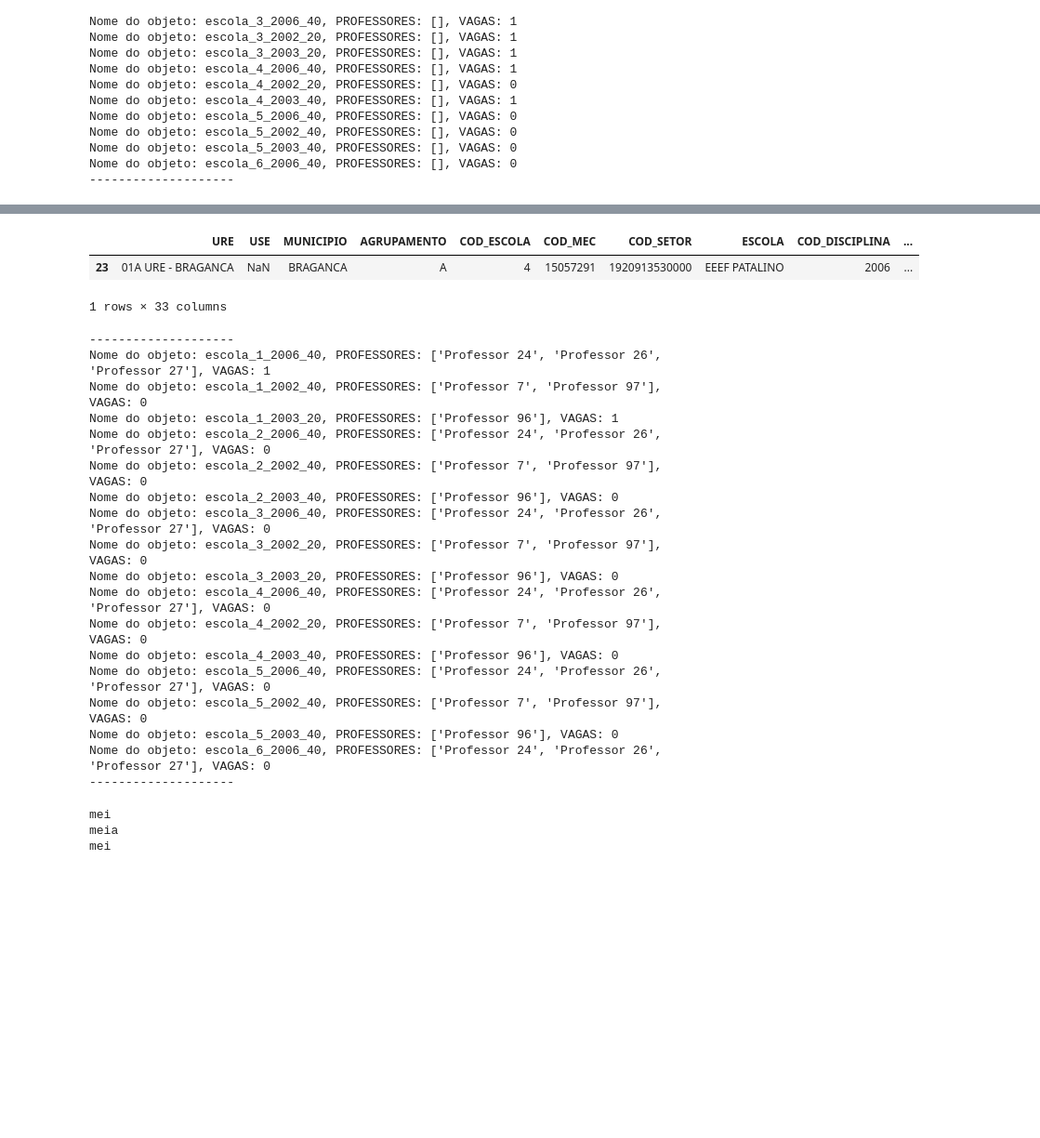
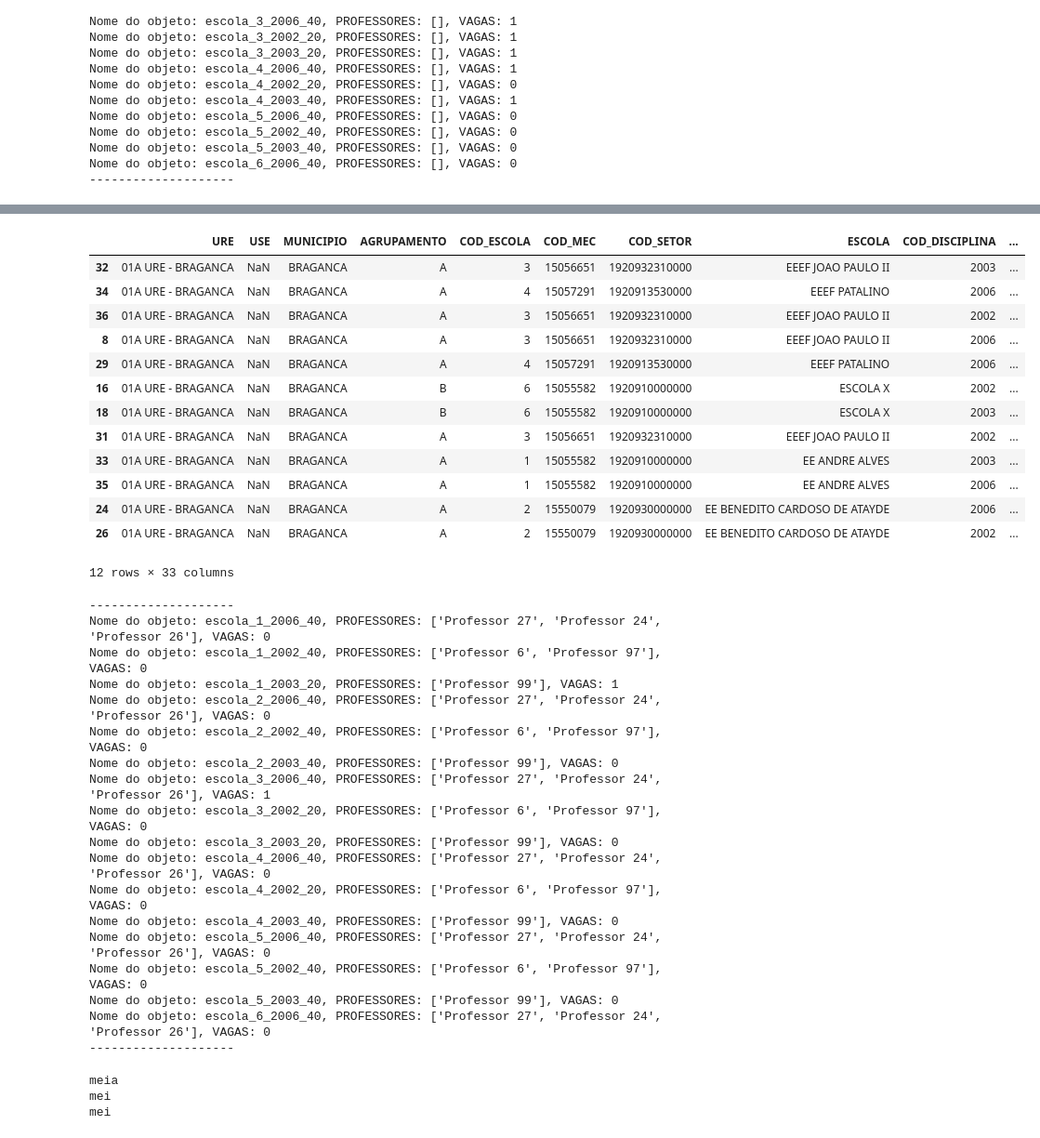
Before and after one commit to LH-Carreira/Algoritmo-lotacao, a Jupyter notebook: 02.ipynb, the cells around one changed output, grey strips where cells are left out. Shown at 93% size. Cells and saved outputs as stored; diff of their text form; code cells hidden in the pictures; blank space fills up the shorter version.

```diff
--- a/02.ipynb
+++ b/02.ipynb
@@ -278,19 +278,19 @@ Nome do objeto: escola_6_2006_40, VAGAS: 1 , CH em aberto 40
 # %%
 base_professores = pd.read_excel('prof.xlsx')
 
-# base_professores = base_professores.sort_values(by=['DATA_EXERCICIO', 'SEGUNDA_HABILITACAO', 'area_conhecimento', 'INTERNO', 'EFETIVO'], ascending=[True, False, False, False, False])
+# base_professores = base_professores.sort_values(by=['DATA_EXERCICIO', 'SEGUNDA_HABILITACAO', 'area_conhecimento', 'EFETIVO'], ascending=[True, False, False, False])
 
-base_professores = base_professores.sort_values(by='DATA_EXERCICIO', ascending=True)
-base_professores = base_professores.sort_values(by='SEGUNDA_HABILITACAO', ascending=False)
-base_professores = base_professores.sort_values(by='area_conhecimento', ascending=False)
-base_professores = base_professores.sort_values(by='EFETIVO', ascending=False)
+# base_professores = base_professores.sort_values(by='DATA_EXERCICIO', ascending=True)
+# base_professores = base_professores.sort_values(by='SEGUNDA_HABILITACAO', ascending=False)
+# base_professores = base_professores.sort_values(by='area_conhecimento', ascending=False)
+# base_professores = base_professores.sort_values(by='EFETIVO', ascending=False)
 
 professores_internos = base_professores[base_professores['INTERNO'] == 'SIM']
 
 professores_internos = professores_internos.sort_values(by=['DATA_EXERCICIO', 'SEGUNDA_HABILITACAO', 'area_conhecimento', 'DT_EXERCICIO_NA_ESCOLA', 'CH_TOTAL', 'EFETIVO'], ascending=[True, False, False, True, False, False])
 
 
-display(professores_internos)
+display(base_professores)
 
 global professores_lotados
 
@@ -568,63 +568,74 @@ Nome do objeto: escola_6_2006_40, PROFESSORES: ['Professor 95', 'Professor 98'],
 # %%
 professores_internos = base_professores[base_professores['INTERNO'] == 'SIM']
 
-display(professores_internos)
+display(base_professores)
 # RODANDO PROFESSORES COM CH DIFERENTE
-for nome_objeto, escola in escolas_dict.items():
+# for nome_objeto, escola in escolas_dict.items():
 
-    for index, professor in professores_internos.iterrows():
-        servidor = professor['SERVIDOR']
+#     for index, professor in professores_internos.iterrows():
+#         servidor = professor['SERVIDOR']
 
-        if (escola.COD_DISCIPLINA == professor['COD_DISCIPLINA']) and (escola.COD_ESCOLA == professor['COD_ESCOLA']) and (escola.AGRUPAMENTO == professor['AGRUPAMENTO']) and (professor['EFETIVO'] == 'SIM'):
+#         if (escola.COD_DISCIPLINA == professor['COD_DISCIPLINA']) and (escola.COD_ESCOLA == professor['COD_ESCOLA']) and (escola.AGRUPAMENTO == professor['AGRUPAMENTO']) and (professor['EFETIVO'] == 'SIM'):
 
-                if servidor not in escola.lista_professores:
-                    escola.lista_professores.append(servidor)
+#                 if servidor not in escola.lista_professores:
+#                     escola.lista_professores.append(servidor)
 
 for nome_objeto, escola in escolas_dict.items():
 
     for index, professor in base_professores.iterrows():
         servidor = professor['SERVIDOR']
 
         if (escola.COD_DISCIPLINA == professor['COD_DISCIPLINA']) and (escola.AGRUPAMENTO == professor['AGRUPAMENTO']) and (professor['EFETIVO'] == 'SIM'):
 
                 if servidor not in escola.lista_professores:
                     escola.lista_professores.append(servidor)
 
 for nome_objeto, escola in escolas_dict.items():
 
     for index, professor in base_professores.iterrows():
         servidor = professor['SERVIDOR']
 
         if (escola.COD_DISCIPLINA == professor['COD_DISCIPLINA']) and (escola.MUNICIPIO == professor['MUNICIPIO']) and (professor['EFETIVO'] == 'SIM'):
 
                 if servidor not in escola.lista_professores:
                     escola.lista_professores.append(servidor)
 
 print('-'*20)
 for objeto_print, escola_print in escolas_dict.items():
     print(f"Nome do objeto: {objeto_print}, PROFESSORES: {escola_print.lista_professores}, VAGAS: {escola_print.VAGAS}")
 print('-'*20)
 # %% [output]
 |  | URE | USE | MUNICIPIO | AGRUPAMENTO | COD_ESCOLA | COD_MEC | COD_SETOR | ESCOLA | COD_DISCIPLINA | ... |
-| 23 | 01A URE - BRAGANCA | NaN | BRAGANCA | A | 4 | 15057291 | 1920913530000 | EEEF PATALINO | 2006 | ... |
+| 32 | 01A URE - BRAGANCA | NaN | BRAGANCA | A | 3 | 15056651 | 1920932310000 | EEEF JOAO PAULO II | 2003 | ... |
+| 34 | 01A URE - BRAGANCA | NaN | BRAGANCA | A | 4 | 15057291 | 1920913530000 | EEEF PATALINO | 2006 | ... |
+| 36 | 01A URE - BRAGANCA | NaN | BRAGANCA | A | 3 | 15056651 | 1920932310000 | EEEF JOAO PAULO II | 2002 | ... |
+| 8 | 01A URE - BRAGANCA | NaN | BRAGANCA | A | 3 | 15056651 | 1920932310000 | EEEF JOAO PAULO II | 2006 | ... |
+| 29 | 01A URE - BRAGANCA | NaN | BRAGANCA | A | 4 | 15057291 | 1920913530000 | EEEF PATALINO | 2006 | ... |
+| 16 | 01A URE - BRAGANCA | NaN | BRAGANCA | B | 6 | 15055582 | 1920910000000 | ESCOLA X | 2002 | ... |
+| 18 | 01A URE - BRAGANCA | NaN | BRAGANCA | B | 6 | 15055582 | 1920910000000 | ESCOLA X | 2003 | ... |
+| 31 | 01A URE - BRAGANCA | NaN | BRAGANCA | A | 3 | 15056651 | 1920932310000 | EEEF JOAO PAULO II | 2002 | ... |
+| 33 | 01A URE - BRAGANCA | NaN | BRAGANCA | A | 1 | 15055582 | 1920910000000 | EE ANDRE ALVES | 2003 | ... |
+| 35 | 01A URE - BRAGANCA | NaN | BRAGANCA | A | 1 | 15055582 | 1920910000000 | EE ANDRE ALVES | 2006 | ... |
+| 24 | 01A URE - BRAGANCA | NaN | BRAGANCA | A | 2 | 15550079 | 1920930000000 | EE BENEDITO CARDOSO DE ATAYDE | 2006 | ... |
+| 26 | 01A URE - BRAGANCA | NaN | BRAGANCA | A | 2 | 15550079 | 1920930000000 | EE BENEDITO CARDOSO DE ATAYDE | 2002 | ... |
-1 rows × 33 columns
+12 rows × 33 columns
 --------------------
-Nome do objeto: escola_1_2006_40, PROFESSORES: ['Professor 24', 'Professor 26', 'Professor 27'], VAGAS: 1
-Nome do objeto: escola_1_2002_40, PROFESSORES: ['Professor 7', 'Professor 97'], VAGAS: 0
-Nome do objeto: escola_1_2003_20, PROFESSORES: ['Professor 96'], VAGAS: 1
-Nome do objeto: escola_2_2006_40, PROFESSORES: ['Professor 24', 'Professor 26', 'Professor 27'], VAGAS: 0
-Nome do objeto: escola_2_2002_40, PROFESSORES: ['Professor 7', 'Professor 97'], VAGAS: 0
-Nome do objeto: escola_2_2003_40, PROFESSORES: ['Professor 96'], VAGAS: 0
-Nome do objeto: escola_3_2006_40, PROFESSORES: ['Professor 24', 'Professor 26', 'Professor 27'], VAGAS: 0
-Nome do objeto: escola_3_2002_20, PROFESSORES: ['Professor 7', 'Professor 97'], VAGAS: 0
-Nome do objeto: escola_3_2003_20, PROFESSORES: ['Professor 96'], VAGAS: 0
-Nome do objeto: escola_4_2006_40, PROFESSORES: ['Professor 24', 'Professor 26', 'Professor 27'], VAGAS: 0
-Nome do objeto: escola_4_2002_20, PROFESSORES: ['Professor 7', 'Professor 97'], VAGAS: 0
-Nome do objeto: escola_4_2003_40, PROFESSORES: ['Professor 96'], VAGAS: 0
-Nome do objeto: escola_5_2006_40, PROFESSORES: ['Professor 24', 'Professor 26', 'Professor 27'], VAGAS: 0
-Nome do objeto: escola_5_2002_40, PROFESSORES: ['Professor 7', 'Professor 97'], VAGAS: 0
-Nome do objeto: escola_5_2003_40, PROFESSORES: ['Professor 96'], VAGAS: 0
-Nome do objeto: escola_6_2006_40, PROFESSORES: ['Professor 24', 'Professor 26', 'Professor 27'], VAGAS: 0
+Nome do objeto: escola_1_2006_40, PROFESSORES: ['Professor 27', 'Professor 24', 'Professor 26'], VAGAS: 0
+Nome do objeto: escola_1_2002_40, PROFESSORES: ['Professor 6', 'Professor 97'], VAGAS: 0
+Nome do objeto: escola_1_2003_20, PROFESSORES: ['Professor 99'], VAGAS: 1
+Nome do objeto: escola_2_2006_40, PROFESSORES: ['Professor 27', 'Professor 24', 'Professor 26'], VAGAS: 0
+Nome do objeto: escola_2_2002_40, PROFESSORES: ['Professor 6', 'Professor 97'], VAGAS: 0
+Nome do objeto: escola_2_2003_40, PROFESSORES: ['Professor 99'], VAGAS: 0
+Nome do objeto: escola_3_2006_40, PROFESSORES: ['Professor 27', 'Professor 24', 'Professor 26'], VAGAS: 1
+Nome do objeto: escola_3_2002_20, PROFESSORES: ['Professor 6', 'Professor 97'], VAGAS: 0
+Nome do objeto: escola_3_2003_20, PROFESSORES: ['Professor 99'], VAGAS: 0
+Nome do objeto: escola_4_2006_40, PROFESSORES: ['Professor 27', 'Professor 24', 'Professor 26'], VAGAS: 0
+Nome do objeto: escola_4_2002_20, PROFESSORES: ['Professor 6', 'Professor 97'], VAGAS: 0
+Nome do objeto: escola_4_2003_40, PROFESSORES: ['Professor 99'], VAGAS: 0
+Nome do objeto: escola_5_2006_40, PROFESSORES: ['Professor 27', 'Professor 24', 'Professor 26'], VAGAS: 0
+Nome do objeto: escola_5_2002_40, PROFESSORES: ['Professor 6', 'Professor 97'], VAGAS: 0
+Nome do objeto: escola_5_2003_40, PROFESSORES: ['Professor 99'], VAGAS: 0
+Nome do objeto: escola_6_2006_40, PROFESSORES: ['Professor 27', 'Professor 24', 'Professor 26'], VAGAS: 0
 --------------------
 # %%
 
@@ -743,9 +754,9 @@ while True:
                 escola.lista_professores.clear()
             break
 # %% [output]
-mei
 meia
 mei
+mei
 # %%
 display(base_professores)
 print('-'*20)
```
Also changed, not shown: parts of 10 cells of this notebook, 2 other files.
